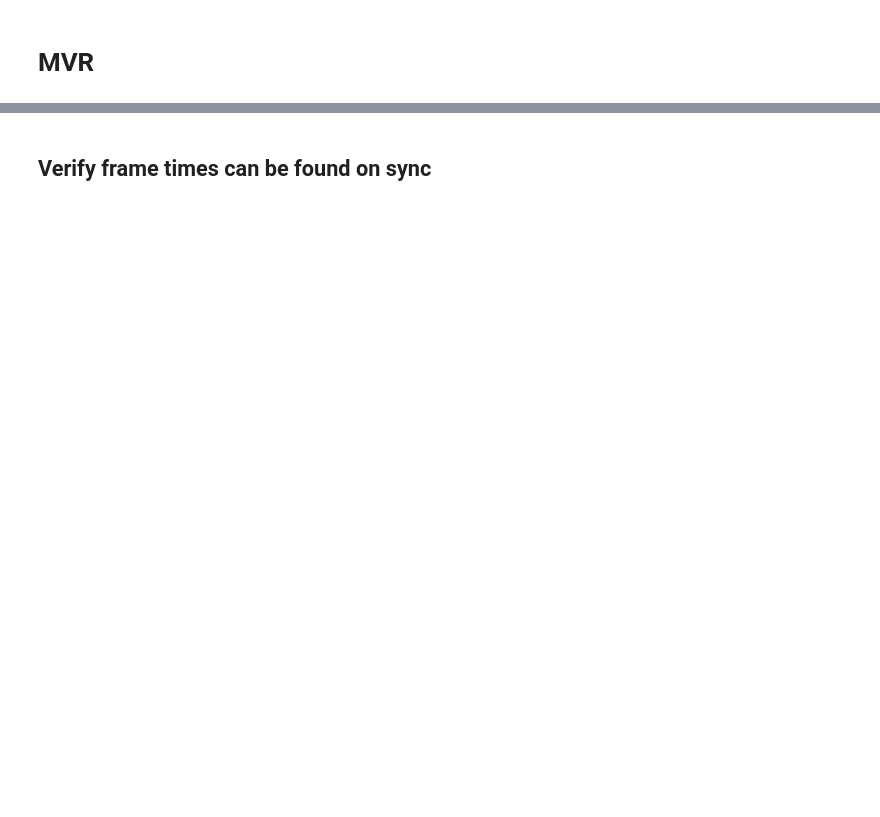
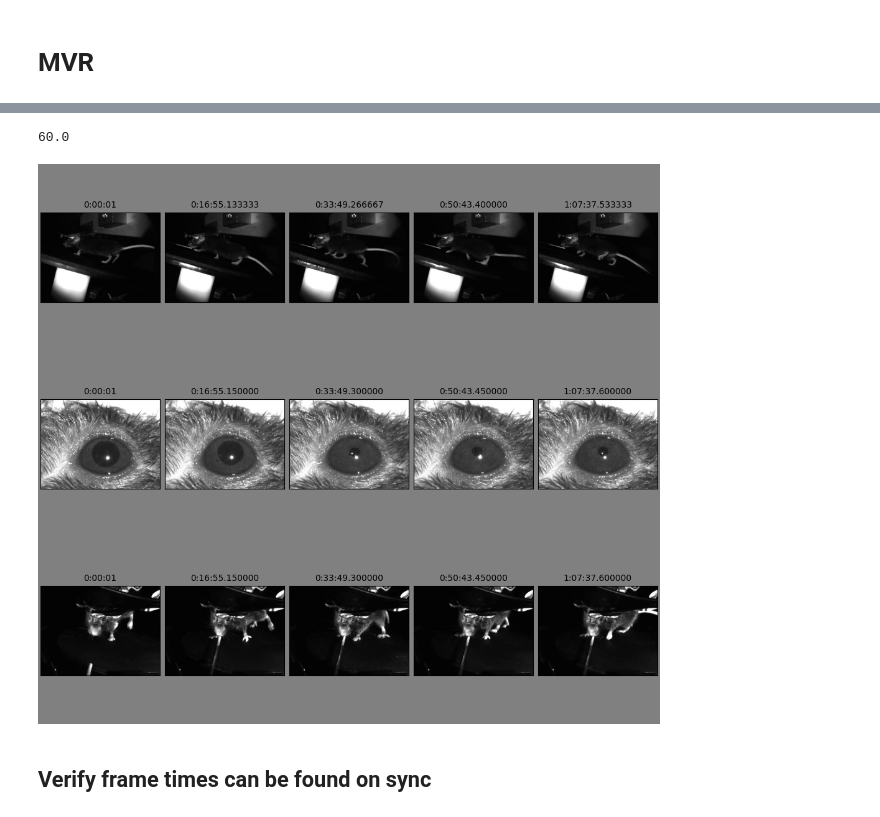
Before and after one commit to AllenInstitute/npc_sessions, a Jupyter notebook: src/npc_sessions/qc/notebooks/dynamic_routing_qc.ipynb, the cells around one changed output, grey strips where cells are left out. Drawn from its saved outputs; the diff is of its cells as text; code cells hidden in the pictures; blank space fills up the shorter version.

Commit message:
add camera frame metrics to qc

```diff
--- a/src/npc_sessions/qc/notebooks/dynamic_routing_qc.ipynb
+++ b/src/npc_sessions/qc/notebooks/dynamic_routing_qc.ipynb
@@ -179,3 +152,10 @@ for info in session.video_info_data.values():
+# %%
+video_path = session.video_paths[0]
+v = cv2.VideoCapture(video_path.as_posix())
+# %%
+v.get(5)
+# %% [output]
+60.0
 # %%
 from typing import Iterable
 import matplotlib.pyplot as plt
@@ -184,6 +164,7 @@ import cv2
 import numpy as np
 import datetime
 import io
+from typing import Literal, TypeVar
 
 import upath
 
@@ -192,37 +173,52 @@ def camera_frame_grabs_simple(
     num_frames_to_grab: int = 5,
 ) -> None:
     """Just plots evenly spaced frames, no concept of epochs.
 
     video frames across cameras aren't synced .
     """
-    fig = plt.figure(figsize=[20, 3 * len(paths)], constrained_layout=True, facecolor='0.5')
+    fig = plt.figure(figsize=[10, 3 * len(paths)], constrained_layout=True, facecolor='0.5')
     gs = gridspec.GridSpec(len(paths), num_frames_to_grab, figure=fig)
     gs.update(wspace=0.0, hspace=0.0)
     for idx, video_path in enumerate(paths):
         # get frames to plot
         v = cv2.VideoCapture(video_path.as_posix()) # TODO open with upath from cloud
 
-        frame_delta = np.ceil(v.get(7) / num_frames_to_grab + 1)
-        frames_of_interest = np.arange(v.get(5), v.get(7), frame_delta)
+        frame_delta = np.ceil(v.get(cv2.CAP_PROP_FRAME_COUNT) / num_frames_to_grab + 1)
+        frames_of_interest = np.arange(v.get(cv2.CAP_PROP_FPS), v.get(cv2.CAP_PROP_FRAME_COUNT), frame_delta)
 
         for i, f in enumerate(frames_of_interest):
             v.set(cv2.CAP_PROP_POS_FRAMES, int(f))
             ret, frame = v.read()
             ax = fig.add_subplot(gs[idx, i])
             ax.imshow(frame)
             # ax.axis('off')
             ax.tick_params(
                 top=False,
                 bottom=False,
                 left=False,
                 right=False,
                 labelleft=False,
                 labelbottom=False,
             )
-            ax.set_title(datetime.timedelta(seconds=f/v.get(5)), fontsize=10)
+            ax.set_title(datetime.timedelta(seconds=f/v.get(cv2.CAP_PROP_FPS)), fontsize=10)
     return fig
 
+def get_total_frames_in_video(
+    paths: Iterable[upath.UPath],
+    num_frames_to_grab: int = 5,
+) -> dict[Literal["behavior", "eye", "face"], int]:
+    frame_count_dict = {}
+    for idx, video_path in enumerate(paths):
+        v = cv2.VideoCapture(video_path.as_posix()) # TODO open with upath from cloud
+        num_frames = v.get(cv2.CAP_PROP_FRAME_COUNT)
+        cam_name = npc_sessions.extract_camera_name(video_path)
+        frame_count_dict[cam_name] = int(num_frames)
+
+    return frame_count_dict
+
 fig = camera_frame_grabs_simple(session.video_paths)
+# %% [output]
+[figure, added]
 # %% [markdown]
 ## Verify frame times can be found on sync
 # %%
```
Also changed, not shown: parts of 12 cells of this notebook, 1 other file.
